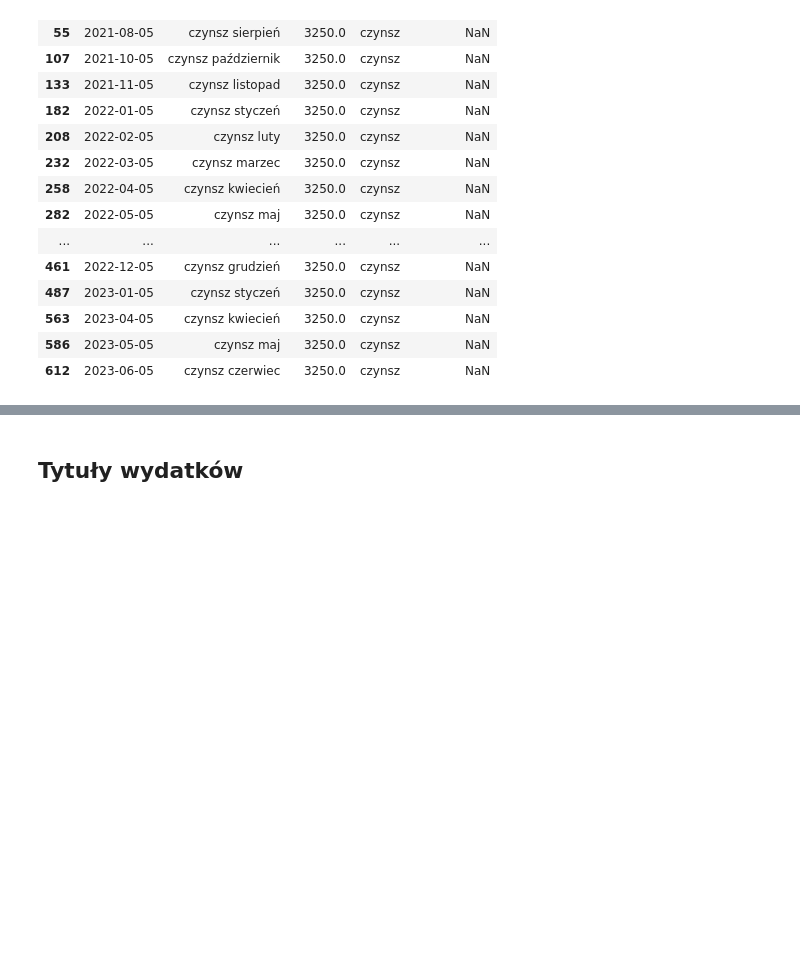
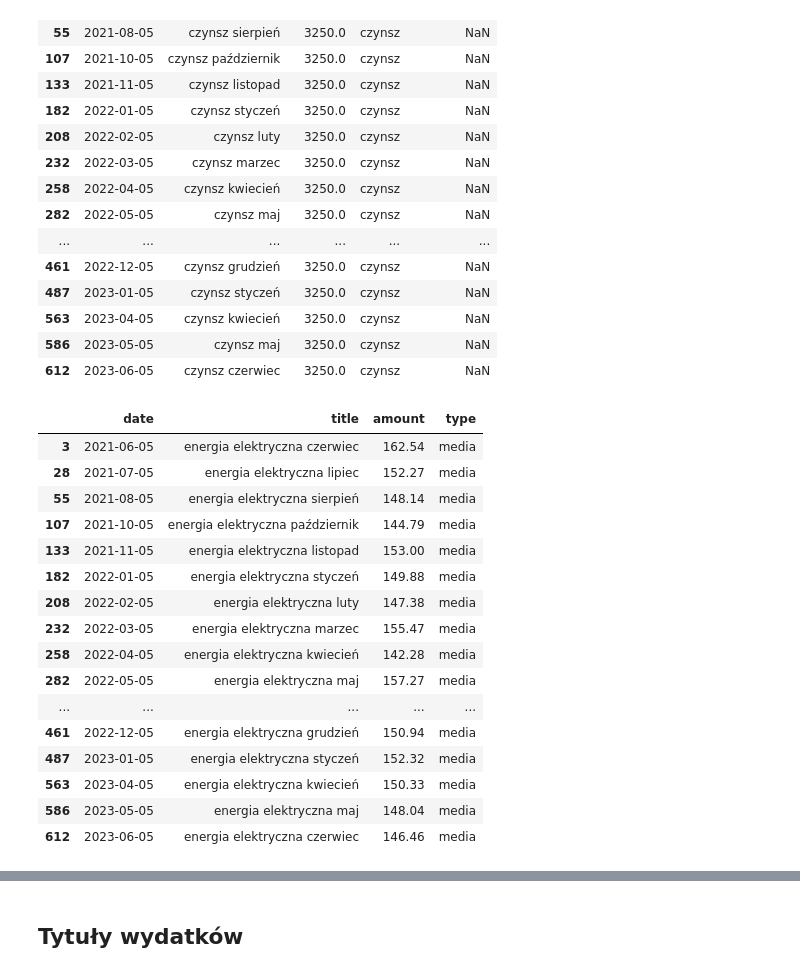
Before and after one commit to o-Mateo-o/geeks-and-dragons-db, a Jupyter notebook: notebooks/attempts/gen.ipynb, the cells around one changed output, grey strips where cells are left out. Drawn from its saved outputs; the diff is of its cells as text; code cells hidden in the pictures; blank space fills up the shorter version.

```diff
--- a/notebooks/attempts/gen.ipynb
+++ b/notebooks/attempts/gen.ipynb
@@ -421,0 +433,20 @@ pd.concat([maintenance_expenses, rent_generator()])
+# %%
+energy_generator()
+# %% [output]
+|  | date | title | amount | type |
+| 3 | 2021-06-05 | energia elektryczna czerwiec | 162.54 | media |
+| 28 | 2021-07-05 | energia elektryczna lipiec | 152.27 | media |
+| 55 | 2021-08-05 | energia elektryczna sierpień | 148.14 | media |
+| 107 | 2021-10-05 | energia elektryczna październik | 144.79 | media |
+| 133 | 2021-11-05 | energia elektryczna listopad | 153.00 | media |
+| 182 | 2022-01-05 | energia elektryczna styczeń | 149.88 | media |
+| 208 | 2022-02-05 | energia elektryczna luty | 147.38 | media |
+| 232 | 2022-03-05 | energia elektryczna marzec | 155.47 | media |
+| 258 | 2022-04-05 | energia elektryczna kwiecień | 142.28 | media |
+| 282 | 2022-05-05 | energia elektryczna maj | 157.27 | media |
+| ... | ... | ... | ... | ... |
+| 461 | 2022-12-05 | energia elektryczna grudzień | 150.94 | media |
+| 487 | 2023-01-05 | energia elektryczna styczeń | 152.32 | media |
+| 563 | 2023-04-05 | energia elektryczna kwiecień | 150.33 | media |
+| 586 | 2023-05-05 | energia elektryczna maj | 148.04 | media |
+| 612 | 2023-06-05 | energia elektryczna czerwiec | 146.46 | media |
```
Also changed, not shown: parts of 14 cells of this notebook.
